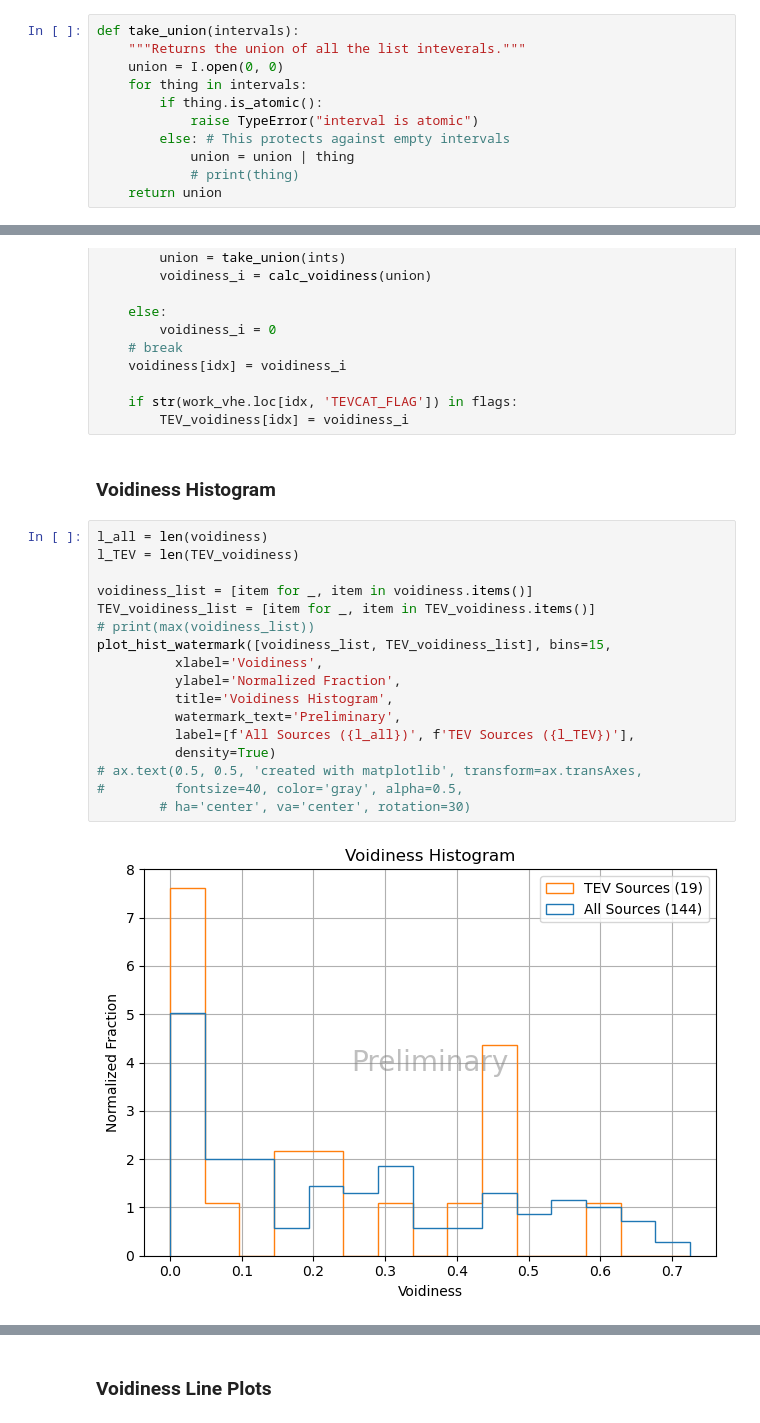
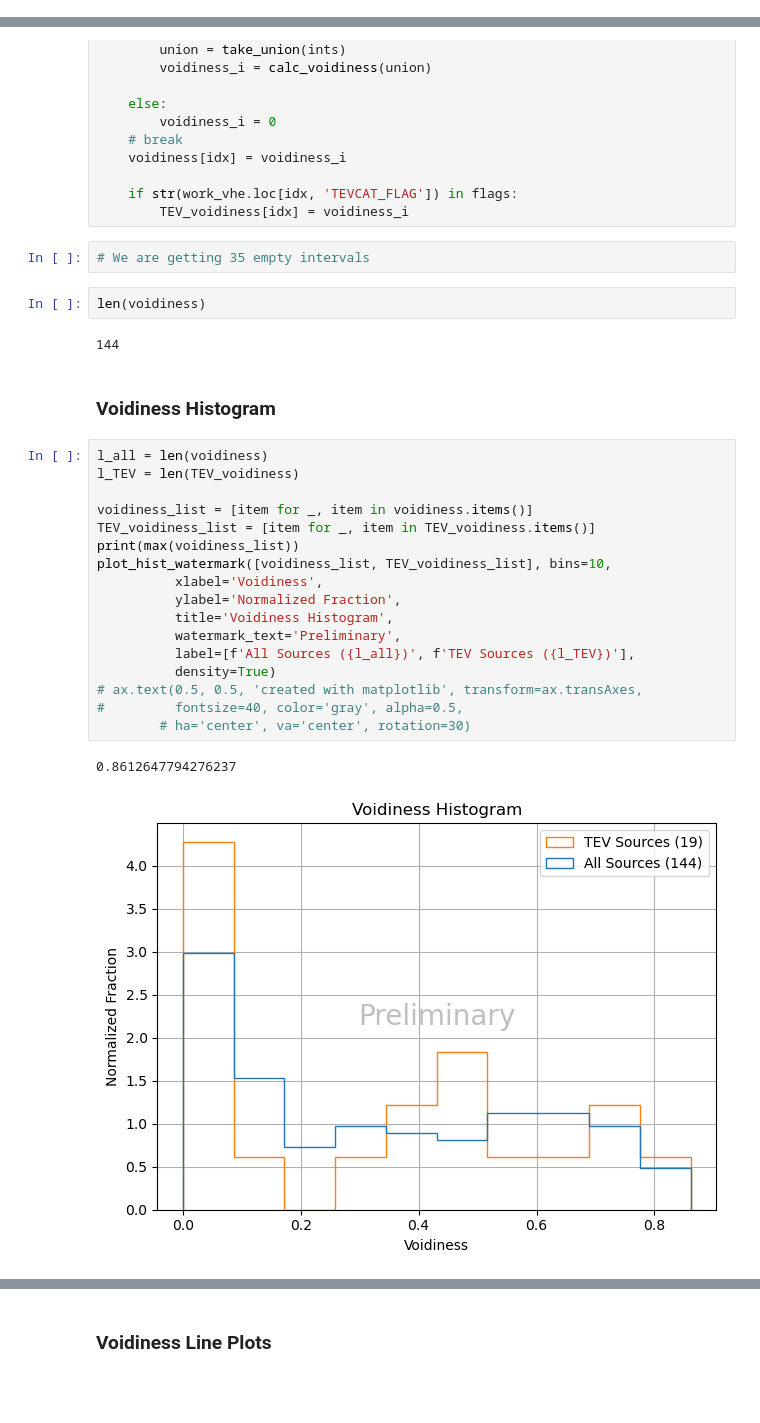
Before and after one commit to Cranberry-Juice/GRS-V, a Jupyter notebook: analysis.ipynb, the cells around one changed output, grey strips where cells are left out. Cells and saved outputs as stored; diff of their text form; blank space fills up the shorter version.

```diff
--- a/analysis.ipynb
+++ b/analysis.ipynb
@@ -53,17 +54,6 @@ for rango in lol:
 union
 # %% [output]
 [0,0.3] | [0.75,1]
-# %%
-def take_union(intervals):
-    """Returns the union of all the list inteverals."""
-    union = I.open(0, 0)
-    for thing in intervals:
-        if thing.is_atomic():
-            raise TypeError("interval is atomic")
-        else: # This protects against empty intervals
-            union = union | thing
-            # print(thing)
-    return union
 # %%
 # vhes[204]['intervals'][1]
 # %%
@@ -706,24 +822,31 @@ for idx in list(work_vhe.index):
 
     if str(work_vhe.loc[idx, 'TEVCAT_FLAG']) in flags:
         TEV_voidiness[idx] = voidiness_i
+# %%
+# We are getting 35 empty intervals
+# %%
+len(voidiness)
+# %% [output]
+144
 # %% [markdown]
 ### Voidiness Histogram
 # %%
 l_all = len(voidiness)
 l_TEV = len(TEV_voidiness)
 
 voidiness_list = [item for _, item in voidiness.items()]
 TEV_voidiness_list = [item for _, item in TEV_voidiness.items()]
-# print(max(voidiness_list))
-plot_hist_watermark([voidiness_list, TEV_voidiness_list], bins=15,
+print(max(voidiness_list))
+plot_hist_watermark([voidiness_list, TEV_voidiness_list], bins=10,
           xlabel='Voidiness',
           ylabel='Normalized Fraction',
           title='Voidiness Histogram',
           watermark_text='Preliminary',
           label=[f'All Sources ({l_all})', f'TEV Sources ({l_TEV})'],
           density=True)
 # ax.text(0.5, 0.5, 'created with matplotlib', transform=ax.transAxes,
 #         fontsize=40, color='gray', alpha=0.5,
         # ha='center', va='center', rotation=30)
 # %% [output]
+0.8612647794276237
-[figure, old version]
+[figure, new version]
```
Also changed, not shown: parts of 19 cells of this notebook, 19 other files.
